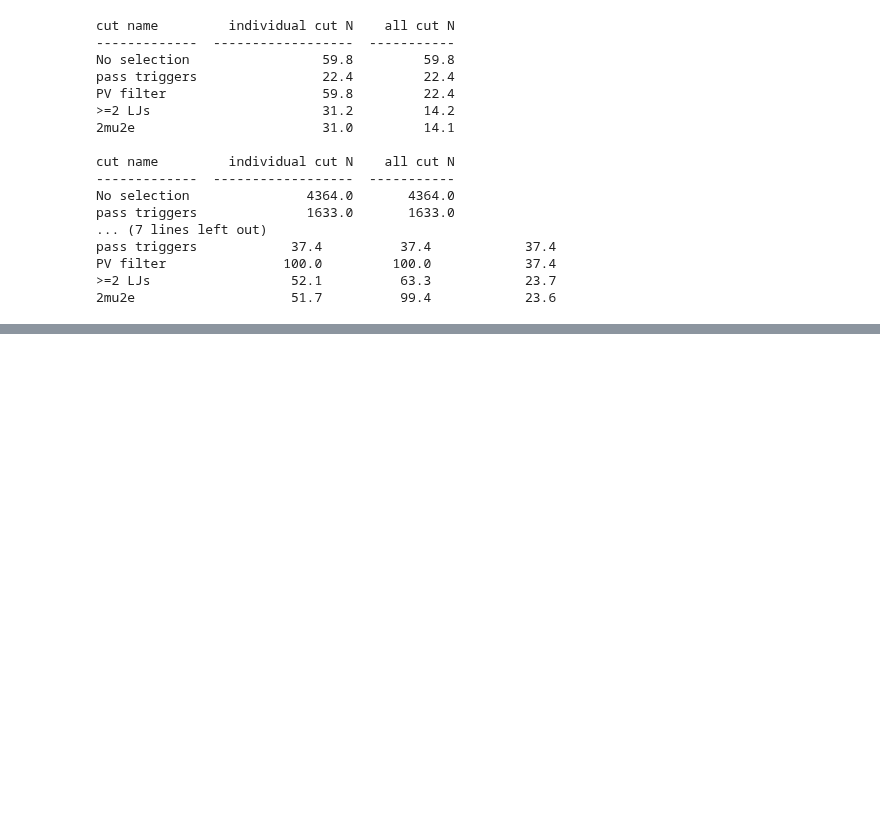
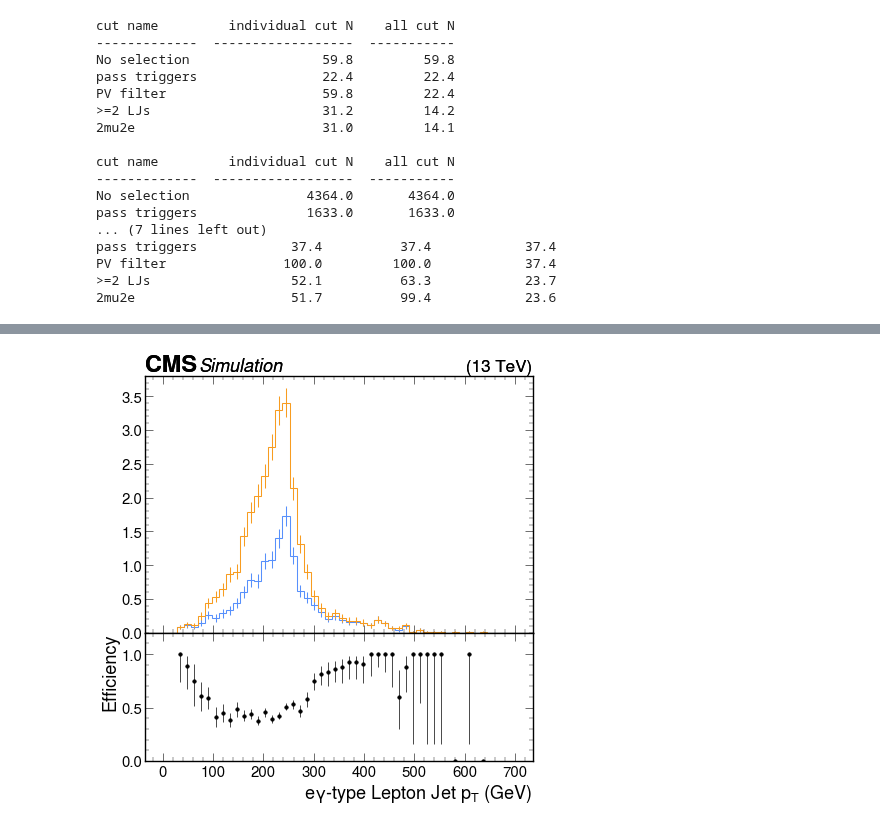
Before and after one commit to yeopjjang/SIDM, a Jupyter notebook: sidm/test_notebooks/test_SidmProcessor.ipynb, the cells around one changed output, grey strips where cells are left out. Drawn from its saved outputs; the diff is of its cells as text; code cells hidden in the pictures; blank space fills up the shorter version.

```diff
--- a/sidm/test_notebooks/test_SidmProcessor.ipynb
+++ b/sidm/test_notebooks/test_SidmProcessor.ipynb
@@ -107,0 +120,7 @@ plt.legend(["Muon-type LJ", "EGamma-type LJ"])
+# %%
+utilities.plot_ratio(
+        out[samples[0]]["hists"]["egm_lj_pt"]["2mu2e", ::2j],
+        out[samples[0]]["hists"]["lj_pt"]["2mu2e", ::2j],
+)
+# %% [output]
+[figure, added]
```
Also changed, not shown: parts of 6 cells of this notebook, 1 other file.
